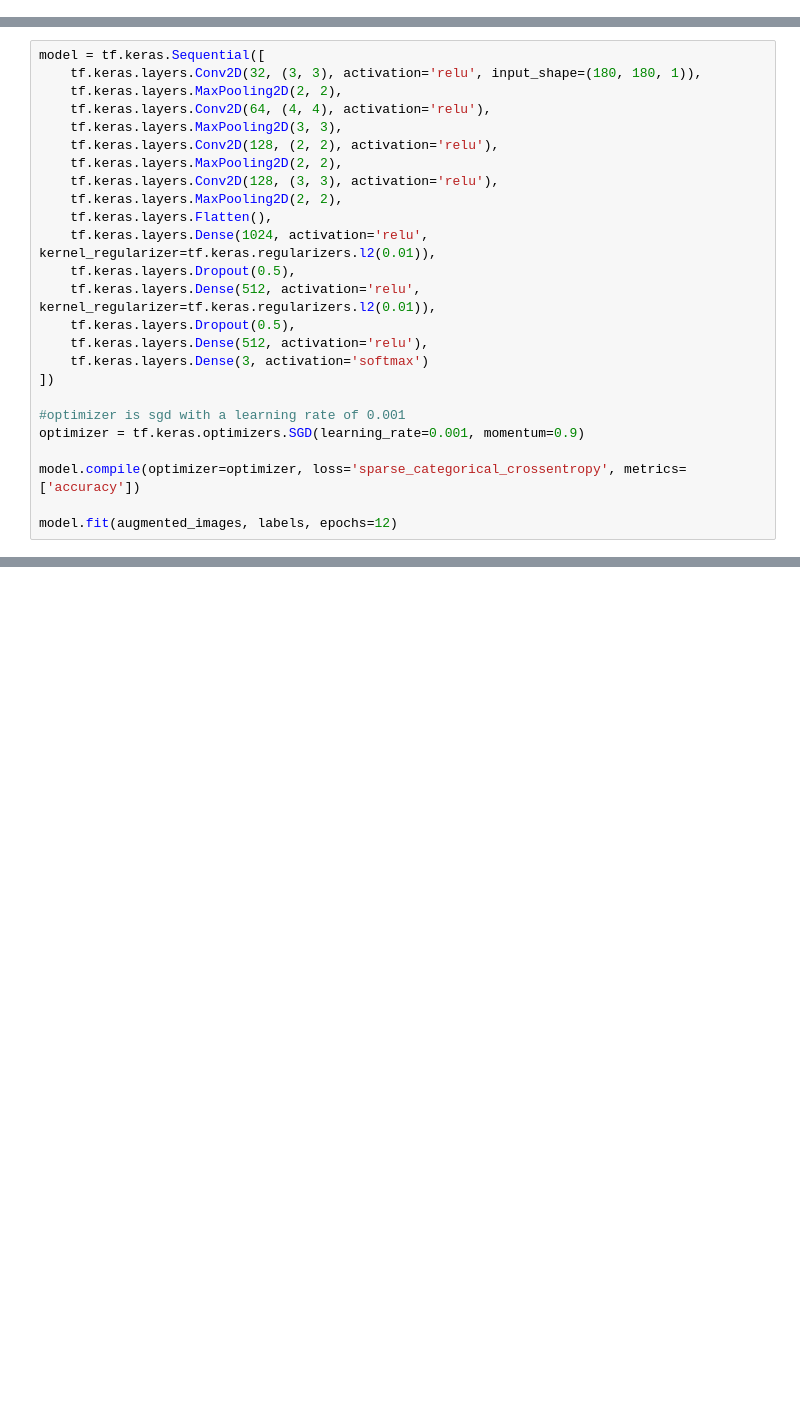
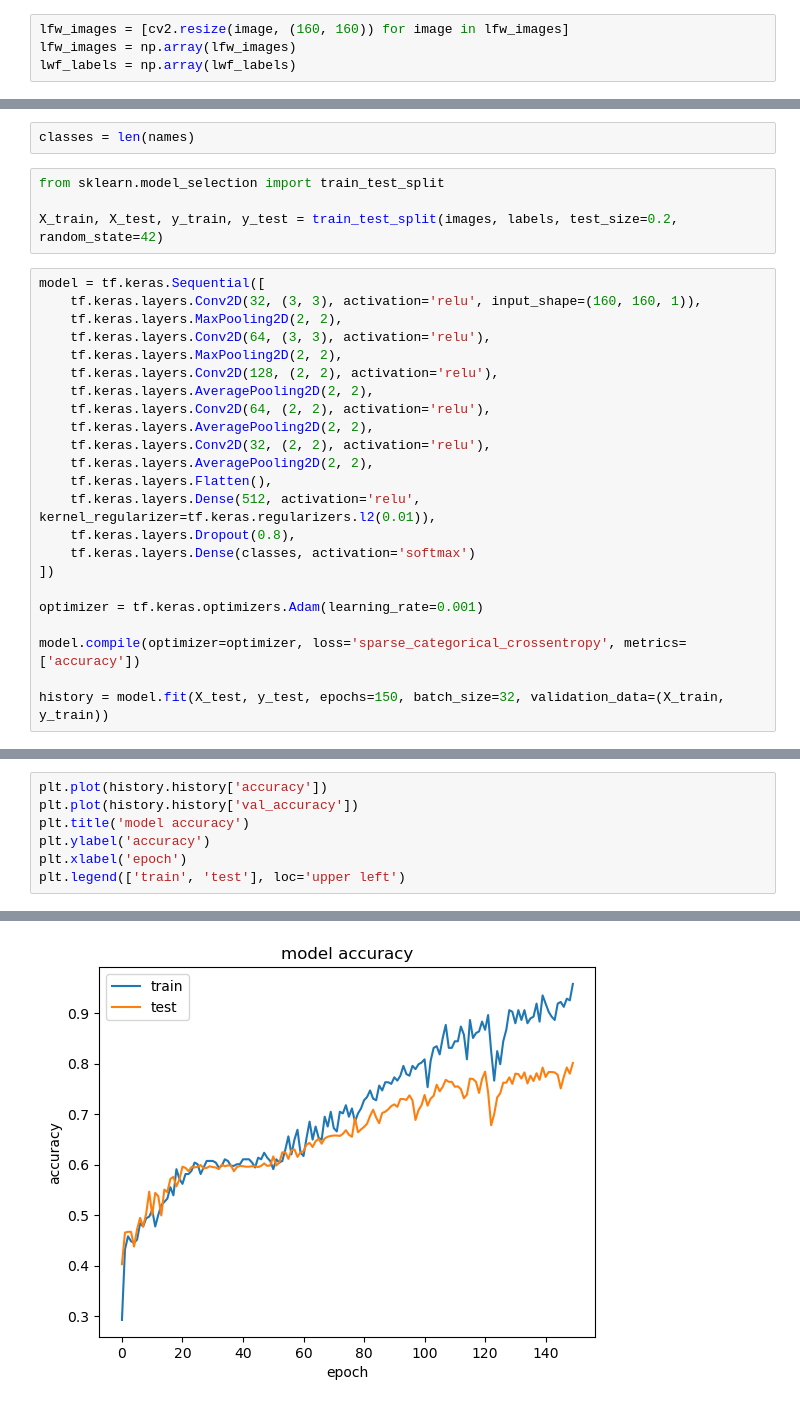
Before and after one commit to lennartvoelz/face_recognition, a Jupyter notebook: scripts/image.ipynb, the cells around one changed output, grey strips where cells are left out. Cells and saved outputs as stored; diff of their text form; blank space fills up the shorter version.

```diff
--- a/scripts/image.ipynb
+++ b/scripts/image.ipynb
@@ -119,0 +103,4 @@ labels = le.fit_transform(labels)
+# %%
+lfw_images = [cv2.resize(image, (160, 160)) for image in lfw_images]
+lfw_images = np.array(lfw_images)
+lwf_labels = np.array(lwf_labels)
@@ -120,26 +115,30 @@ labels = le.fit_transform(labels)
+# %%
+classes = len(names)
+# %%
+from sklearn.model_selection import train_test_split
+
+X_train, X_test, y_train, y_test = train_test_split(images, labels, test_size=0.2, random_state=42)
 # %%
 model = tf.keras.Sequential([
-    tf.keras.layers.Conv2D(32, (3, 3), activation='relu', input_shape=(180, 180, 1)),
+    tf.keras.layers.Conv2D(32, (3, 3), activation='relu', input_shape=(160, 160, 1)),
     tf.keras.layers.MaxPooling2D(2, 2),
-    tf.keras.layers.Conv2D(64, (4, 4), activation='relu'),
-    tf.keras.layers.MaxPooling2D(3, 3),
+    tf.keras.layers.Conv2D(64, (3, 3), activation='relu'),
+    tf.keras.layers.MaxPooling2D(2, 2),
     tf.keras.layers.Conv2D(128, (2, 2), activation='relu'),
-    tf.keras.layers.MaxPooling2D(2, 2),
-    tf.keras.layers.Conv2D(128, (3, 3), activation='relu'),
-    tf.keras.layers.MaxPooling2D(2, 2),
+    tf.keras.layers.AveragePooling2D(2, 2),
+    tf.keras.layers.Conv2D(64, (2, 2), activation='relu'),
+    tf.keras.layers.AveragePooling2D(2, 2),
+    tf.keras.layers.Conv2D(32, (2, 2), activation='relu'),
+    tf.keras.layers.AveragePooling2D(2, 2),
     tf.keras.layers.Flatten(),
-    tf.keras.layers.Dense(1024, activation='relu', kernel_regularizer=tf.keras.regularizers.l2(0.01)),
-    tf.keras.layers.Dropout(0.5),
     tf.keras.layers.Dense(512, activation='relu', kernel_regularizer=tf.keras.regularizers.l2(0.01)),
-    tf.keras.layers.Dropout(0.5),
-    tf.keras.layers.Dense(512, activation='relu'),
-    tf.keras.layers.Dense(3, activation='softmax')
+    tf.keras.layers.Dropout(0.8),
+    tf.keras.layers.Dense(classes, activation='softmax')
 ])
 
-#optimizer is sgd with a learning rate of 0.001
-optimizer = tf.keras.optimizers.SGD(learning_rate=0.001, momentum=0.9)
+optimizer = tf.keras.optimizers.Adam(learning_rate=0.001)
 
 model.compile(optimizer=optimizer, loss='sparse_categorical_crossentropy', metrics=['accuracy'])
 
-model.fit(augmented_images, labels, epochs=12)
+history = model.fit(X_test, y_test, epochs=150, batch_size=32, validation_data=(X_train, y_train))
 # %% [output]
@@ -163,0 +162,8 @@ Epoch 12/12
+# %%
+plt.plot(history.history['accuracy'])
+plt.plot(history.history['val_accuracy'])
+plt.title('model accuracy')
+plt.ylabel('accuracy')
+plt.xlabel('epoch')
+plt.legend(['train', 'test'], loc='upper left')
+# %% [output]
@@ -164 +171,2 @@ Epoch 12/12
+[figure, added]
 # %%
```
Also changed, not shown: parts of 11 cells of this notebook, 2 other files.
